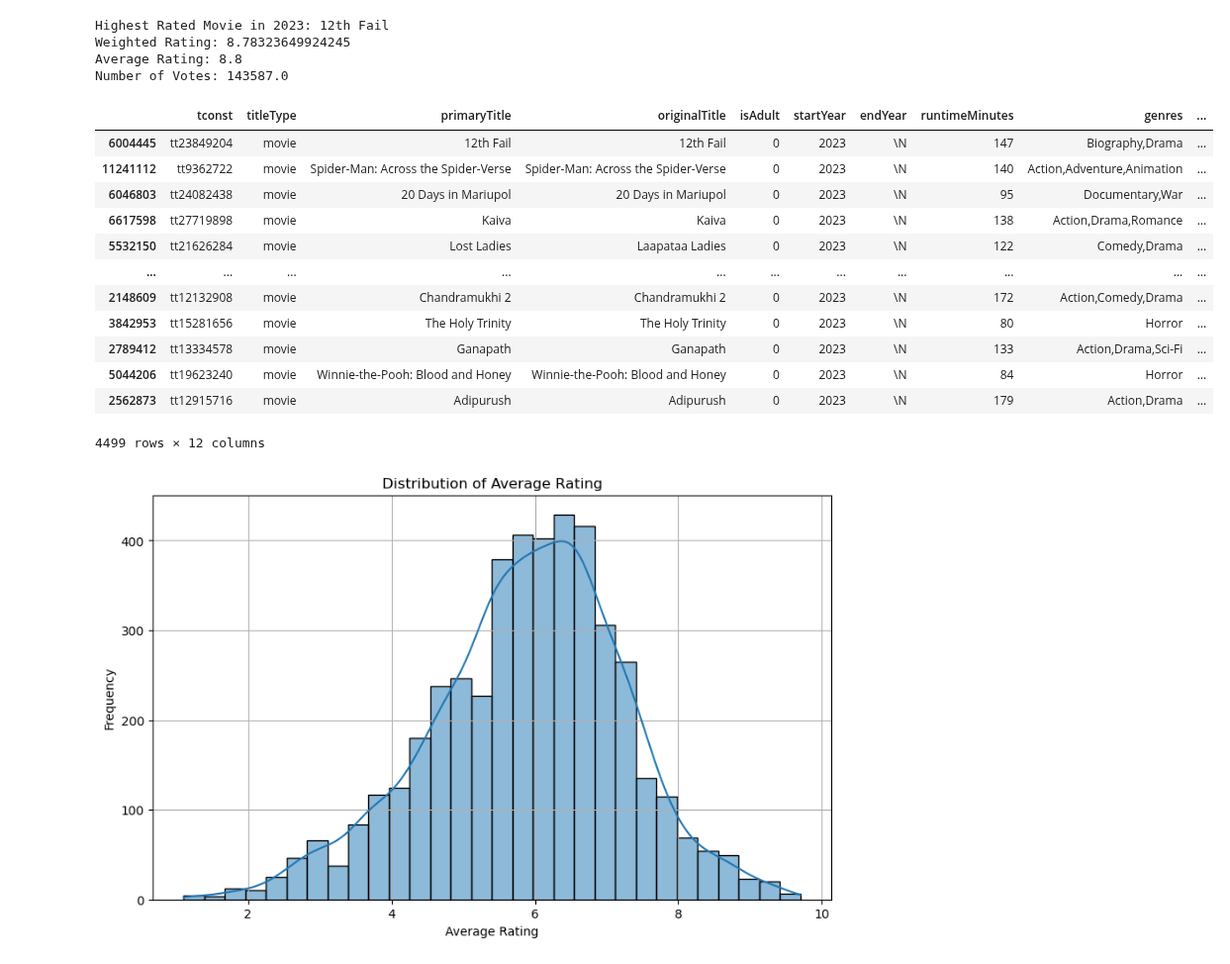
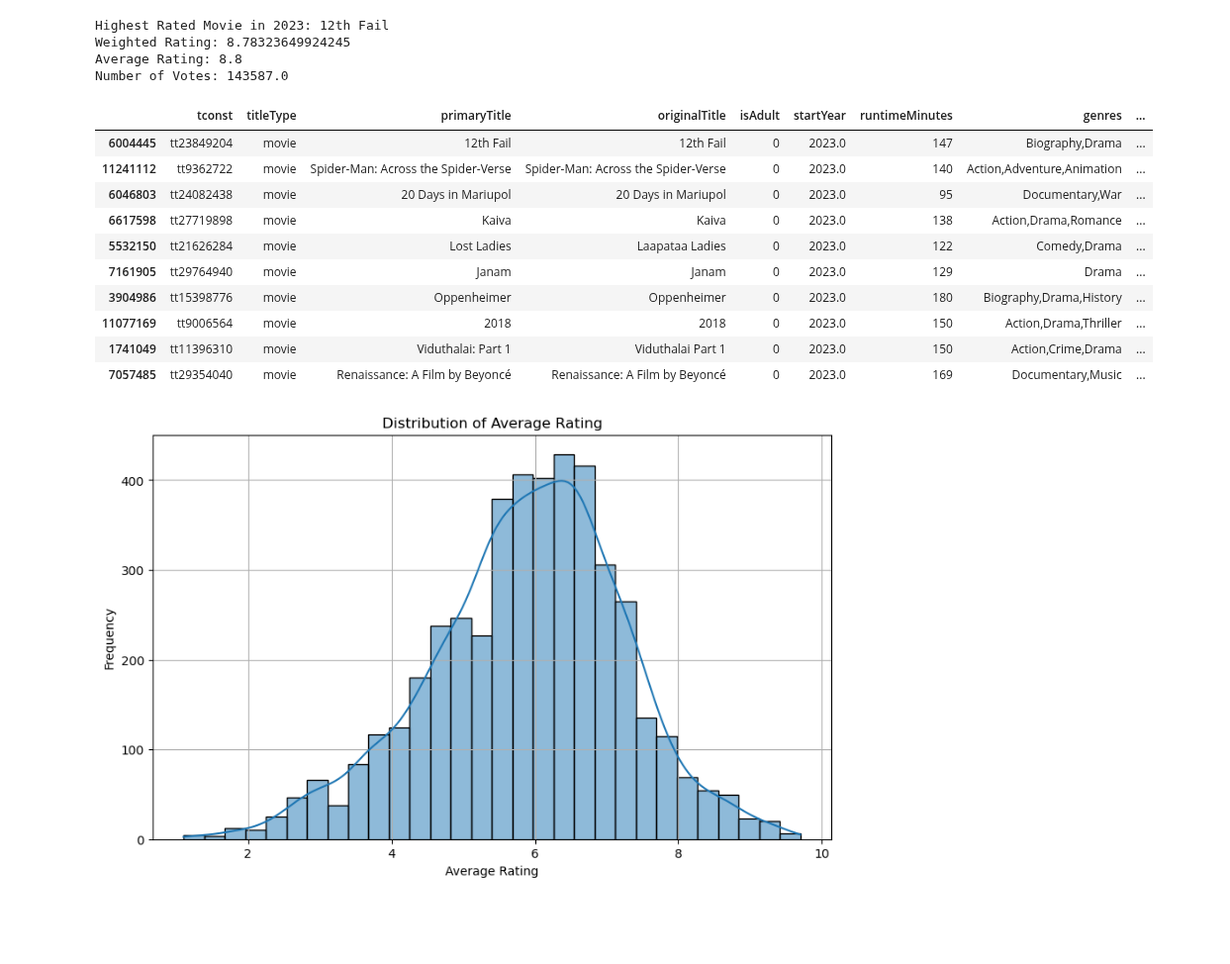
Before and after one commit to Ariestootl/machine_learning, a Jupyter notebook: Movie_Prediction/imdb.ipynb, the cells around one changed output. Shown at 99% size. Cells and saved outputs as stored; diff of their text form; code cells hidden in the pictures; blank space fills up the shorter version.

```diff
--- a/Movie_Prediction/imdb.ipynb
+++ b/Movie_Prediction/imdb.ipynb
@@ -110,0 +74,5 @@ movies = title_basics.merge(title_ratings, on="tconst", how="left")
+# %%
+movies = titles[titles['titleType'].isin(['movie', 'tvMovie'])]
+if movies["endYear"].isna().sum() == movies.shape[0]:
+    movies = movies.drop("endYear", axis=1)
+print(f"Information about the movies dataframe: {movies.info()}")
@@ -110,0 +98,4 @@ movies = title_basics.merge(title_ratings, on="tconst", how="left")
+# %%
+# moviesto = movies.dropna(subset=["endYear"])
+pd.set_option("display.max_rows", None)
+movies[["primaryTitle", "titleType","startYear"]][movies["startYear"] == 2023].iloc[:20].sort_values(by="startYear", ascending=False)
@@ -113,3 +122,3 @@ movies = title_basics.merge(title_ratings, on="tconst", how="left")
 # %%
-movies_2023 = movies[movies["startYear"] == "2023"]
-movies_2023 = movies_2023[movies_2023['titleType'].isin(['movie', 'tvMovie'])]
+movies_2023 = movies[movies["startYear"] == 2023]
+print(f"New shape of the data: {movies_2023.shape}")
@@ -194,7 +179,7 @@ max      860004.000000
 Name: numVotes, dtype: float64
 # %%
 # Fill missing 'averageRating' with the mean of the column
-movies_2023['averageRating'] = movies_2023['averageRating'].fillna(movies_2023['averageRating'].mean())
+movies_2023.loc[:, 'averageRating'] = movies_2023['averageRating'].fillna(movies_2023['averageRating'].mean())
 
 # Fill missing 'numVotes' with the median of the column
-movies_2023['numVotes'] = movies_2023['numVotes'].fillna(movies_2023['numVotes'].median())
+movies_2023.loc[:, 'numVotes'] = movies_2023['numVotes'].fillna(movies_2023['numVotes'].median())
@@ -355,21 +319,19 @@ Weighted Rating: 8.78323649924245
 Average Rating: 8.8
 Number of Votes: 143587.0
 # %%
-qualified_movies.sort_values(by="WR", ascending=False)
+qualified_movies.sort_values(by="WR", ascending=False).iloc[:10]
 # %% [output]
-|  | tconst | titleType | primaryTitle | originalTitle | isAdult | startYear | endYear | runtimeMinutes | genres | ... |
-| 6004445 | tt23849204 | movie | 12th Fail | 12th Fail | 0 | 2023 | \N | 147 | Biography,Drama | ... |
-| 11241112 | tt9362722 | movie | Spider-Man: Across the Spider-Verse | Spider-Man: Across the Spider-Verse | 0 | 2023 | \N | 140 | Action,Adventure,Animation | ... |
-| 6046803 | tt24082438 | movie | 20 Days in Mariupol | 20 Days in Mariupol | 0 | 2023 | \N | 95 | Documentary,War | ... |
-| 6617598 | tt27719898 | movie | Kaiva | Kaiva | 0 | 2023 | \N | 138 | Action,Drama,Romance | ... |
-| 5532150 | tt21626284 | movie | Lost Ladies | Laapataa Ladies | 0 | 2023 | \N | 122 | Comedy,Drama | ... |
-| ... | ... | ... | ... | ... | ... | ... | ... | ... | ... | ... |
-| 2148609 | tt12132908 | movie | Chandramukhi 2 | Chandramukhi 2 | 0 | 2023 | \N | 172 | Action,Comedy,Drama | ... |
-| 3842953 | tt15281656 | movie | The Holy Trinity | The Holy Trinity | 0 | 2023 | \N | 80 | Horror | ... |
-| 2789412 | tt13334578 | movie | Ganapath | Ganapath | 0 | 2023 | \N | 133 | Action,Drama,Sci-Fi | ... |
-| 5044206 | tt19623240 | movie | Winnie-the-Pooh: Blood and Honey | Winnie-the-Pooh: Blood and Honey | 0 | 2023 | \N | 84 | Horror | ... |
-| 2562873 | tt12915716 | movie | Adipurush | Adipurush | 0 | 2023 | \N | 179 | Action,Drama | ... |
+|  | tconst | titleType | primaryTitle | originalTitle | isAdult | startYear | runtimeMinutes | genres | ... |
+| 6004445 | tt23849204 | movie | 12th Fail | 12th Fail | 0 | 2023.0 | 147 | Biography,Drama | ... |
+| 11241112 | tt9362722 | movie | Spider-Man: Across the Spider-Verse | Spider-Man: Across the Spider-Verse | 0 | 2023.0 | 140 | Action,Adventure,Animation | ... |
+| 6046803 | tt24082438 | movie | 20 Days in Mariupol | 20 Days in Mariupol | 0 | 2023.0 | 95 | Documentary,War | ... |
+| 6617598 | tt27719898 | movie | Kaiva | Kaiva | 0 | 2023.0 | 138 | Action,Drama,Romance | ... |
+| 5532150 | tt21626284 | movie | Lost Ladies | Laapataa Ladies | 0 | 2023.0 | 122 | Comedy,Drama | ... |
+| 7161905 | tt29764940 | movie | Janam | Janam | 0 | 2023.0 | 129 | Drama | ... |
+| 3904986 | tt15398776 | movie | Oppenheimer | Oppenheimer | 0 | 2023.0 | 180 | Biography,Drama,History | ... |
+| 11077169 | tt9006564 | movie | 2018 | 2018 | 0 | 2023.0 | 150 | Action,Drama,Thriller | ... |
+| 1741049 | tt11396310 | movie | Viduthalai: Part 1 | Viduthalai Part 1 | 0 | 2023.0 | 150 | Action,Crime,Drama | ... |
+| 7057485 | tt29354040 | movie | Renaissance: A Film by Beyoncé | Renaissance: A Film by Beyoncé | 0 | 2023.0 | 169 | Documentary,Music | ... |
-4499 rows × 12 columns
 # %%
 # Plot histogram for 'averageRating'
 plt.figure(figsize=(10, 6))
```
Also changed, not shown: parts of 35 cells of this notebook.
